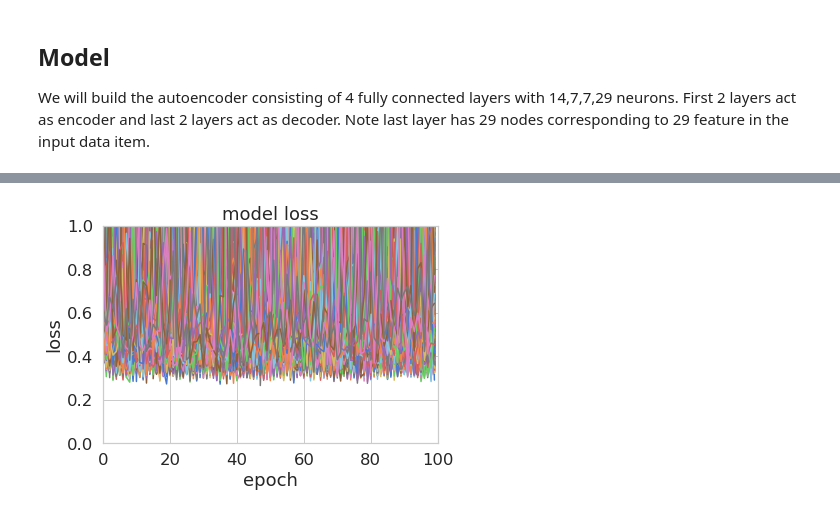
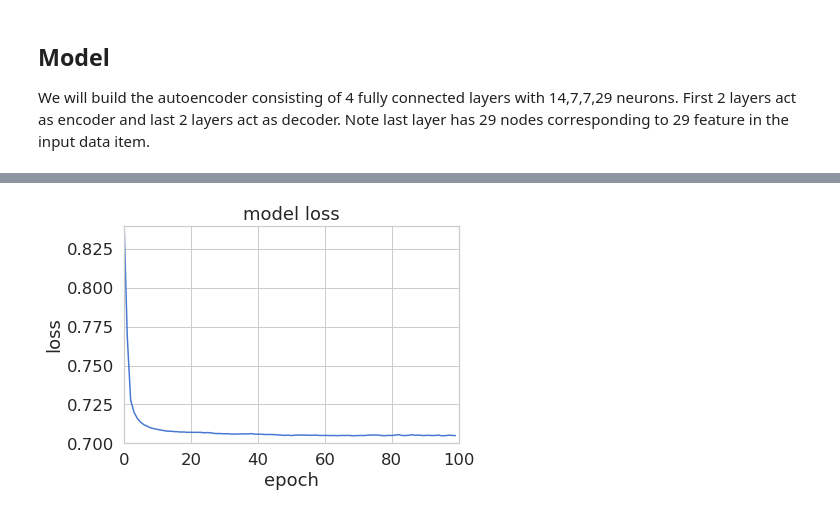
Before and after one commit to vimalkansal/credit_card_fraud_detection, a Jupyter notebook: project/credit_card_fraud_detection.ipynb, the cells around one changed output, grey strips where cells are left out. Drawn from its saved outputs; the diff is of its cells as text; code cells hidden in the pictures.

```diff
--- a/project/credit_card_fraud_detection.ipynb
+++ b/project/credit_card_fraud_detection.ipynb
@@ -261,7 +268,7 @@ for epoch in range(num_epochs):
     mean_loss = np.mean(h)
     print('epoch [{}/{}], loss:{:.4f}'
           .format(epoch + 1, num_epochs, mean_loss))
-    history['train_loss'].append(h)
+    history['train_loss'].append(mean_loss)
 
 
 torch.save(model.state_dict(), './credit_card_model.pth')
@@ -286 +293,13 @@ epoch [100/100], loss:0.7014
+# %%
+#history['train_loss']
+#plt.plot(range(num_epochs),history['train_loss'],'ro',linewidth=2.0)
+plt.plot(history['train_loss'])
+plt.title('model loss')
+plt.ylabel('loss')
+plt.xlabel('epoch')
+plt.axis([0,100,0.70,0.84])
+#plt.legend(['train', 'test'], loc='upper right');
+plt.show()
+# %% [output]
+[figure, added]
 # %%
@@ -295,12 +319,0 @@ epoch [100/100], loss:0.7014
-# %%
-#history['train_loss']
-#plt.plot(range(num_epochs),history['train_loss'],'ro',linewidth=2.0)
-plt.plot(history['train_loss'])
-plt.title('model loss')
-plt.ylabel('loss')
-plt.xlabel('epoch')
-plt.axis([0,100,0,1])
-#plt.legend(['train', 'test'], loc='upper right');
-plt.show()
-# %% [output]
-[figure, removed]
```
Also changed, not shown: parts of 8 cells of this notebook.
